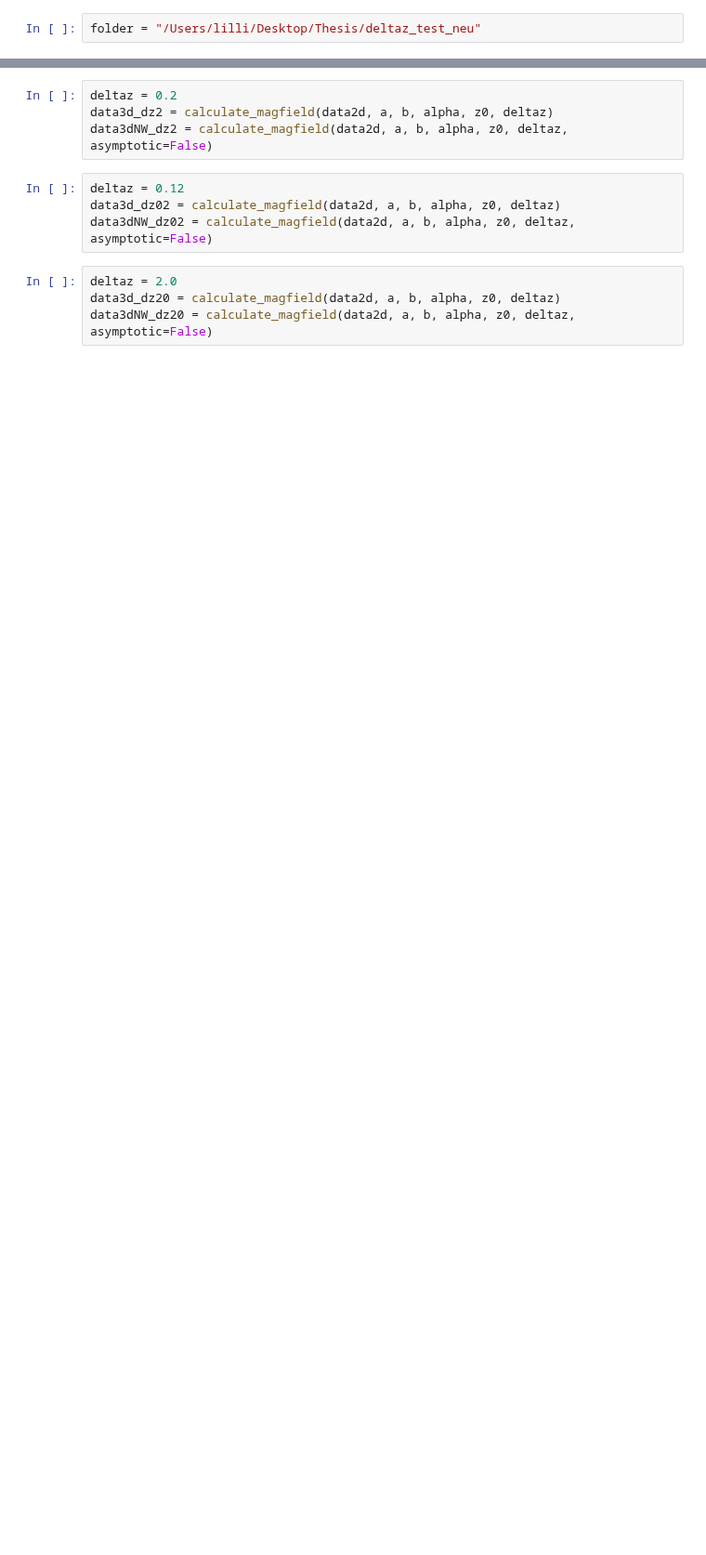
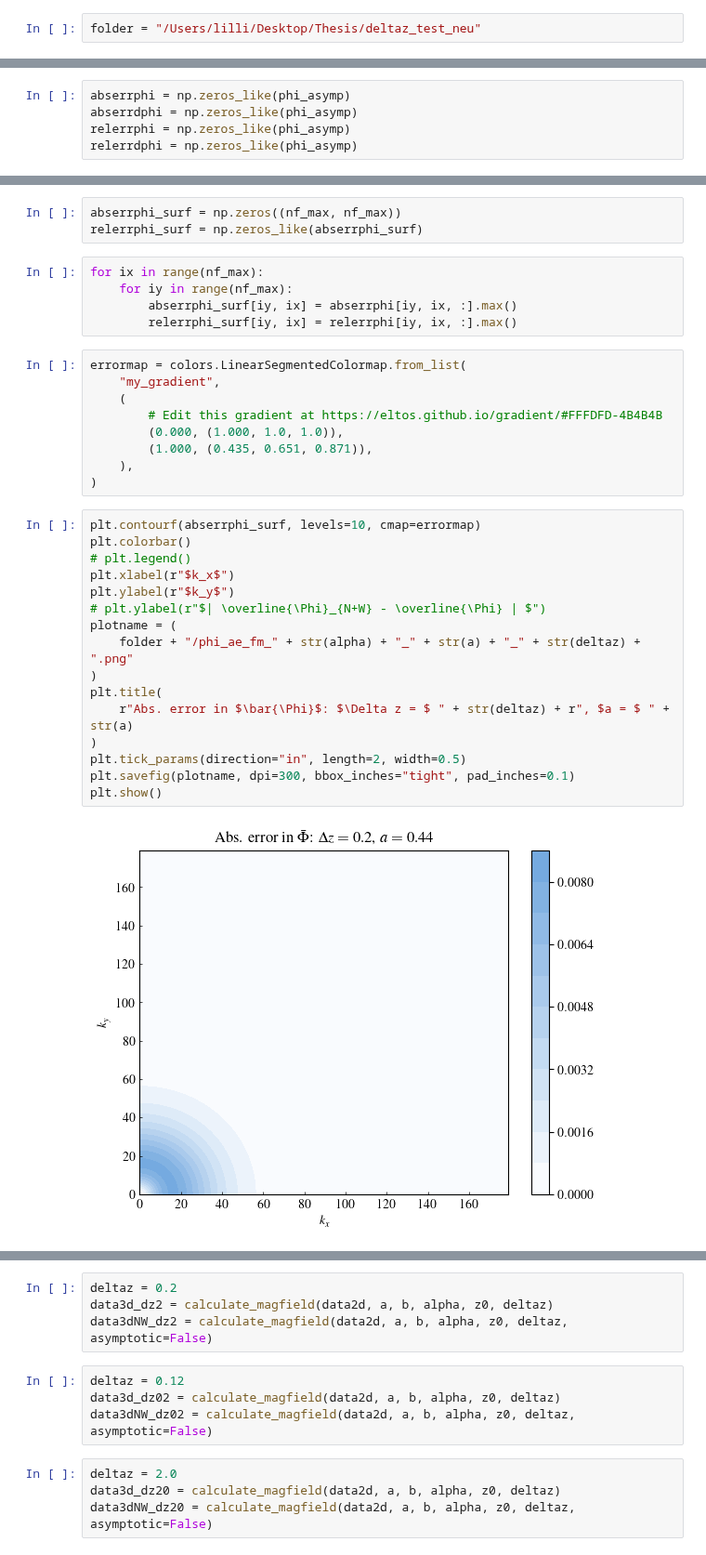
Before and after one commit to LMNadol/mflex, a Jupyter notebook: mhsflex/test_deltaz.ipynb, the cells around one changed output, grey strips where cells are left out. Shown at 93% size. Saved outputs shown, nothing was run; the diff lists cells and outputs as text; blank space fills up the shorter version.

```diff
--- a/mhsflex/test_deltaz.ipynb
+++ b/mhsflex/test_deltaz.ipynb
@@ -478,0 +237,5 @@ plt.show()
+# %%
+abserrphi = np.zeros_like(phi_asymp)
+abserrdphi = np.zeros_like(phi_asymp)
+relerrphi = np.zeros_like(phi_asymp)
+relerrdphi = np.zeros_like(phi_asymp)
@@ -478,0 +283,35 @@ plt.show()
+# %%
+abserrphi_surf = np.zeros((nf_max, nf_max))
+relerrphi_surf = np.zeros_like(abserrphi_surf)
+# %%
+for ix in range(nf_max):
+    for iy in range(nf_max):
+        abserrphi_surf[iy, ix] = abserrphi[iy, ix, :].max()
+        relerrphi_surf[iy, ix] = relerrphi[iy, ix, :].max()
+# %%
+errormap = colors.LinearSegmentedColormap.from_list(
+    "my_gradient",
+    (
+        # Edit this gradient at https://eltos.github.io/gradient/#FFFDFD-4B4B4B
+        (0.000, (1.000, 1.0, 1.0)),
+        (1.000, (0.435, 0.651, 0.871)),
+    ),
+)
+# %%
+plt.contourf(abserrphi_surf, levels=10, cmap=errormap)
+plt.colorbar()
+# plt.legend()
+plt.xlabel(r"$k_x$")
+plt.ylabel(r"$k_y$")
+# plt.ylabel(r"$| \overline{\Phi}_{N+W} - \overline{\Phi} | $")
+plotname = (
+    folder + "/phi_ae_fm_" + str(alpha) + "_" + str(a) + "_" + str(deltaz) + ".png"
+)
+plt.title(
+    r"Abs. error in $\bar{\Phi}$: $\Delta z = $ " + str(deltaz) + r", $a = $ " + str(a)
+)
+plt.tick_params(direction="in", length=2, width=0.5)
+plt.savefig(plotname, dpi=300, bbox_inches="tight", pad_inches=0.1)
+plt.show()
+# %% [output]
+[figure, added]
```
Also changed, not shown: parts of 28 cells of this notebook, 3 other files.
